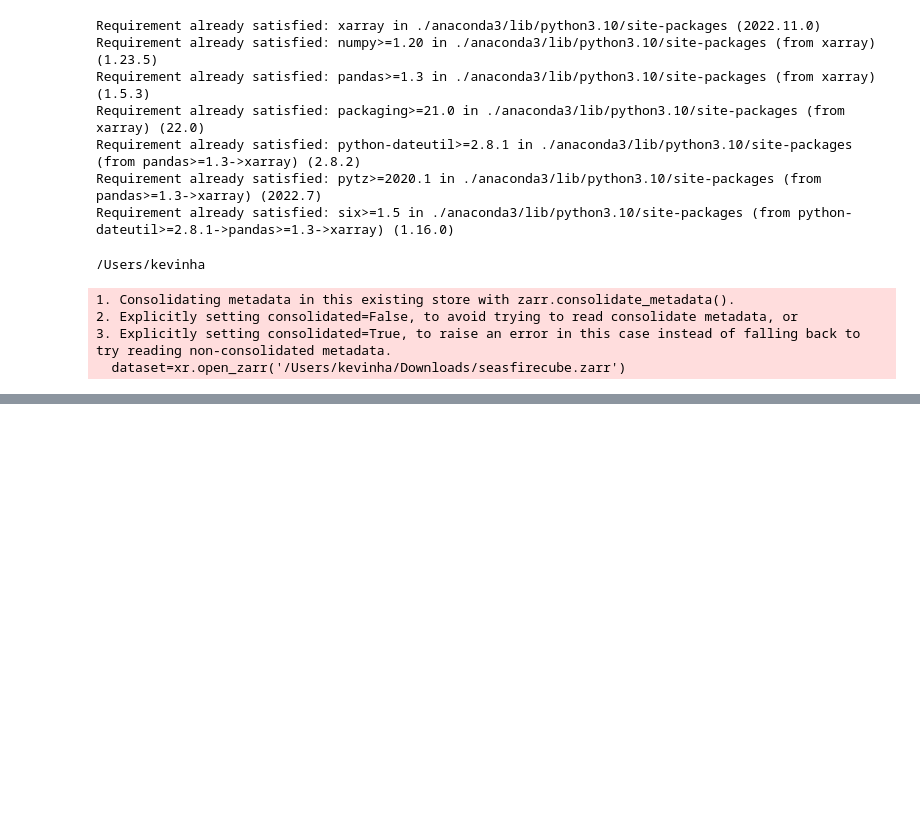
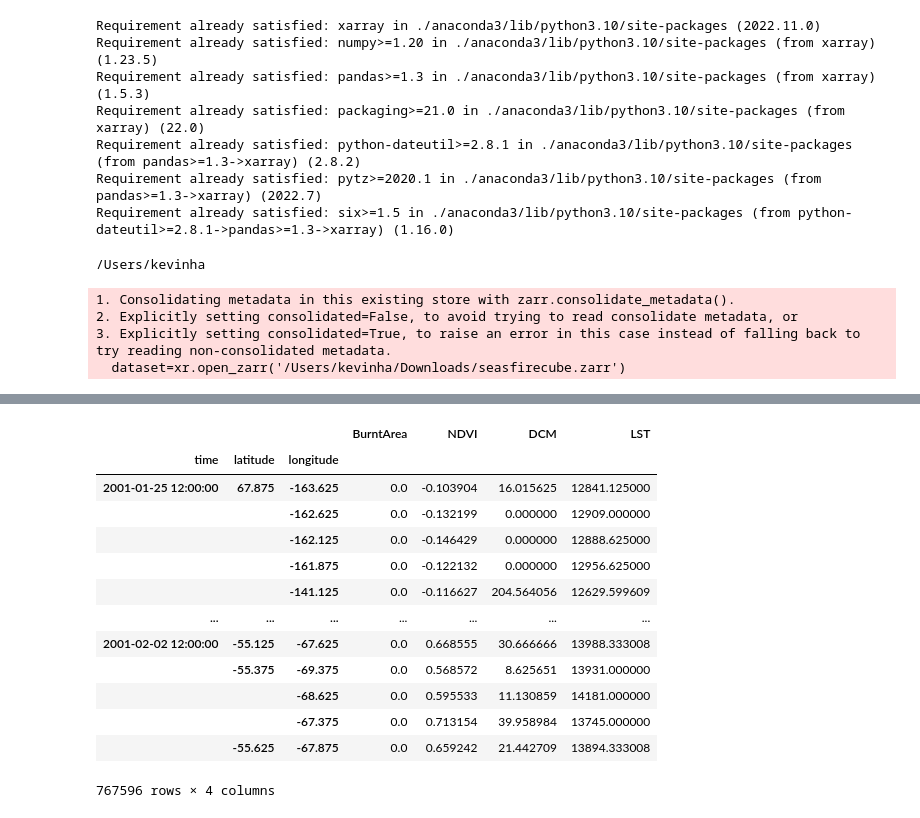
Before and after one commit to kevhainfo/VYPREarth, a Jupyter notebook: seasfireCubeintro.ipynb, the cells around one changed output, grey strips where cells are left out. Cells and saved outputs as stored; diff of their text form; code cells hidden in the pictures; blank space fills up the shorter version.

```diff
--- a/seasfireCubeintro.ipynb
+++ b/seasfireCubeintro.ipynb
@@ -227,0 +180,4 @@ sns.violinplot(x=df["BurntArea"], width=5000)
+# %%
+actual_dataset=[df1]
+for x in range(2,5):
+    actual_dataset.append(prepOneTime(x))
@@ -227,0 +188,19 @@ sns.violinplot(x=df["BurntArea"], width=5000)
+# %%
+result = pd.concat(actual_dataset)
+# %%
+result
+# %% [output]
+|  |  |  | BurntArea | NDVI | DCM | LST |
+| time | latitude | longitude |  |  |  |  |
+| 2001-01-25 12:00:00 | 67.875 | -163.625 | 0.0 | -0.103904 | 16.015625 | 12841.125000 |
+|  |  | -162.625 | 0.0 | -0.132199 | 0.000000 | 12909.000000 |
+|  |  | -162.125 | 0.0 | -0.146429 | 0.000000 | 12888.625000 |
+|  |  | -161.875 | 0.0 | -0.122132 | 0.000000 | 12956.625000 |
+|  |  | -141.125 | 0.0 | -0.116627 | 204.564056 | 12629.599609 |
+| ... | ... | ... | ... | ... | ... | ... |
+| 2001-02-02 12:00:00 | -55.125 | -67.625 | 0.0 | 0.668555 | 30.666666 | 13988.333008 |
+|  | -55.375 | -69.375 | 0.0 | 0.568572 | 8.625651 | 13931.000000 |
+|  |  | -68.625 | 0.0 | 0.595533 | 11.130859 | 14181.000000 |
+|  |  | -67.375 | 0.0 | 0.713154 | 39.958984 | 13745.000000 |
+|  | -55.625 | -67.875 | 0.0 | 0.659242 | 21.442709 | 13894.333008 |
+767596 rows × 4 columns
```
Also changed, not shown: parts of 14 cells of this notebook.
